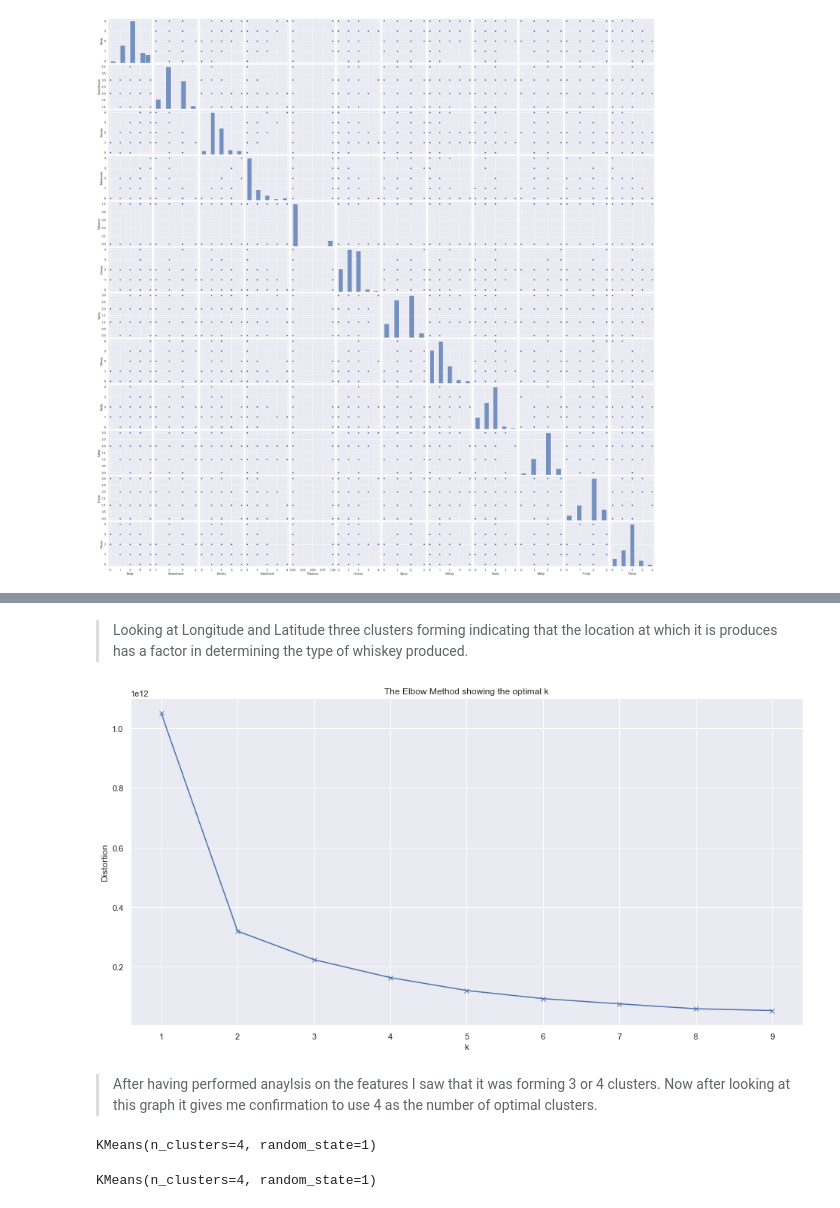
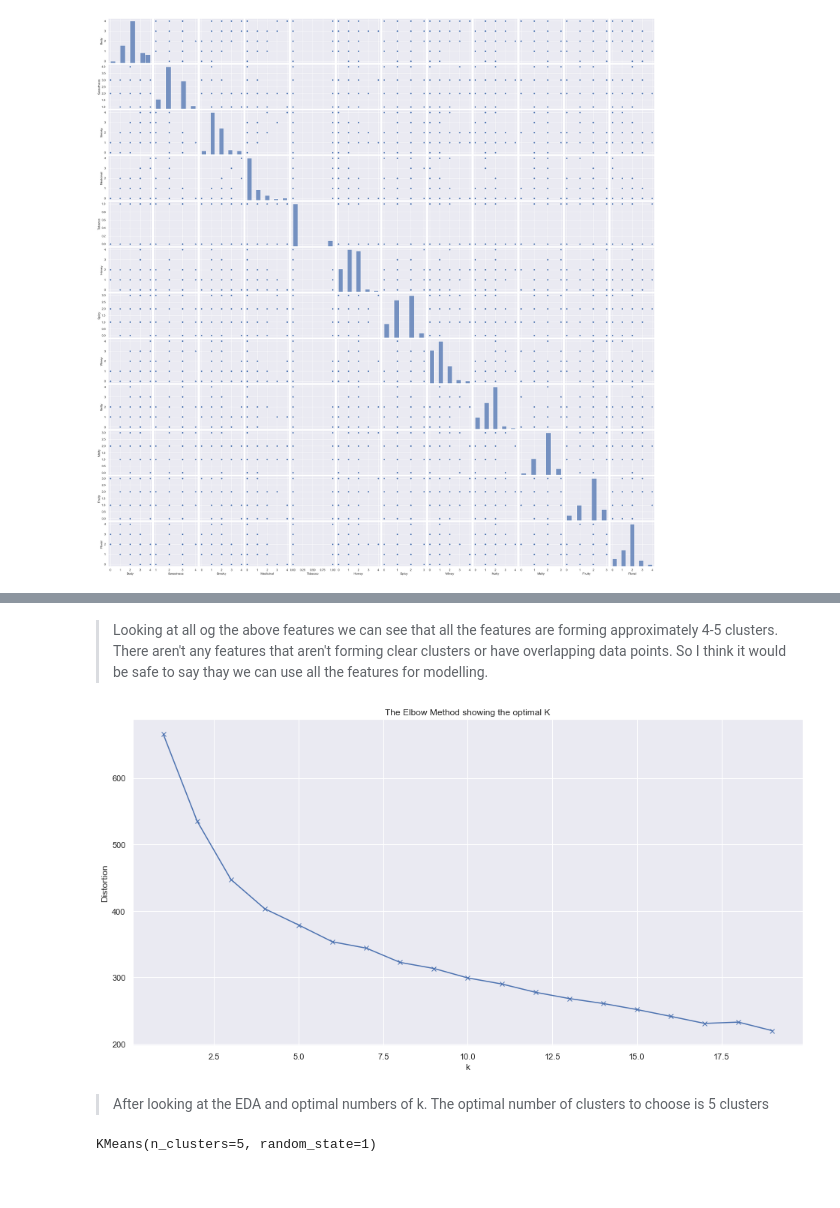
Before and after one commit to keanubowker8/K-Means-Whiskey-Distilleries, a Jupyter notebook: whiskey.ipynb, the cells around one changed output, grey strips where cells are left out. Saved outputs shown, nothing was run; the diff lists cells and outputs as text; code cells hidden in the pictures.

```diff
--- a/Untitled.ipynb
+++ b/whiskey.ipynb
@@ -118,13 +108,13 @@ Text(0.5, 1.0, 'Actual')
-# %% [markdown]
-<blockquote>
-    Looking at Longitude and Latitude three clusters forming indicating that the location at which it is produces has a factor in determining the type of whiskey produced.
-    </blockquote>
+# %% [markdown]
+<blockquote>
+    Looking at all og the above features we can see that all the features are forming approximately 4-5 clusters. There aren't any features that aren't forming clear clusters or have overlapping data points. So I think it would be safe to say thay we can use all the features for modelling.
+    </blockquote>
 # %%
 X = whiskey_df[['Body', 'Sweetness', 'Smoky', 'Medicinal', 'Tobacco',
-                'Honey', 'Spicy', 'Winey', 'Nutty', 'Malty', 'Fruity', 'Floral', 'Latitude', 'Longitude']].values
+                'Honey', 'Spicy', 'Winey', 'Nutty', 'Malty', 'Fruity', 'Floral']].values
 # %%
 distortions = []
-K = range(1,10)
+K = range(1,20)
 for k in K:
     kmeanModel = KMeans(n_clusters=k)
     kmeanModel.fit(X)
@@ -132,23 +122,20 @@ for k in K:
 # %%
 plt.figure(figsize=(16,8))
 plt.plot(K, distortions, 'bx-')
 plt.xlabel('k')
 plt.ylabel('Distortion')
-plt.title('The Elbow Method showing the optimal k')
+plt.title('The Elbow Method showing the optimal K')
 plt.show()
 # %% [output]
-[figure, old version]
+[figure, new version]
-# %% [markdown]
-<blockquote>
-    After having performed anaylsis on the features I saw that it was forming 3 or 4 clusters. Now after looking at this graph it gives me confirmation to use 4 as the number of optimal clusters.
-    </blockquote>
+# %% [markdown]
+<blockquote>
+After looking at the EDA and optimal numbers of k. The optimal number of clusters to choose is 5 clusters
+    </blockquote>
 # %%
-kmeans = KMeans(n_clusters=4, random_state=1)
+kmeans = KMeans(n_clusters=5, random_state=1)
 kmeans
 # %% [output]
-KMeans(n_clusters=4, random_state=1)
+KMeans(n_clusters=5, random_state=1)
 # %%
-kmodel = kmeans.fit(X)
-kmodel
+kmodel = kmeans.fit_predict(X)
-# %% [output]
-KMeans(n_clusters=4, random_state=1)
```
Also changed, not shown: parts of 7 cells of this notebook, 4 other files.
